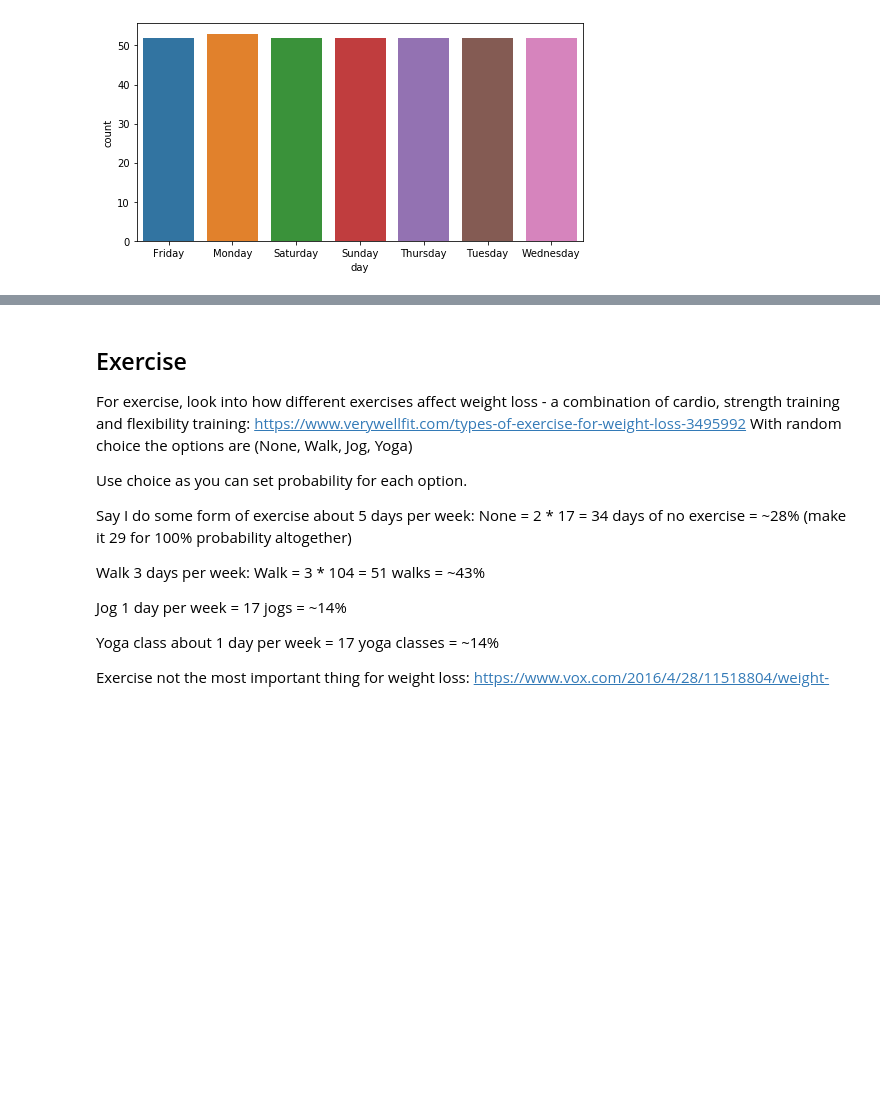
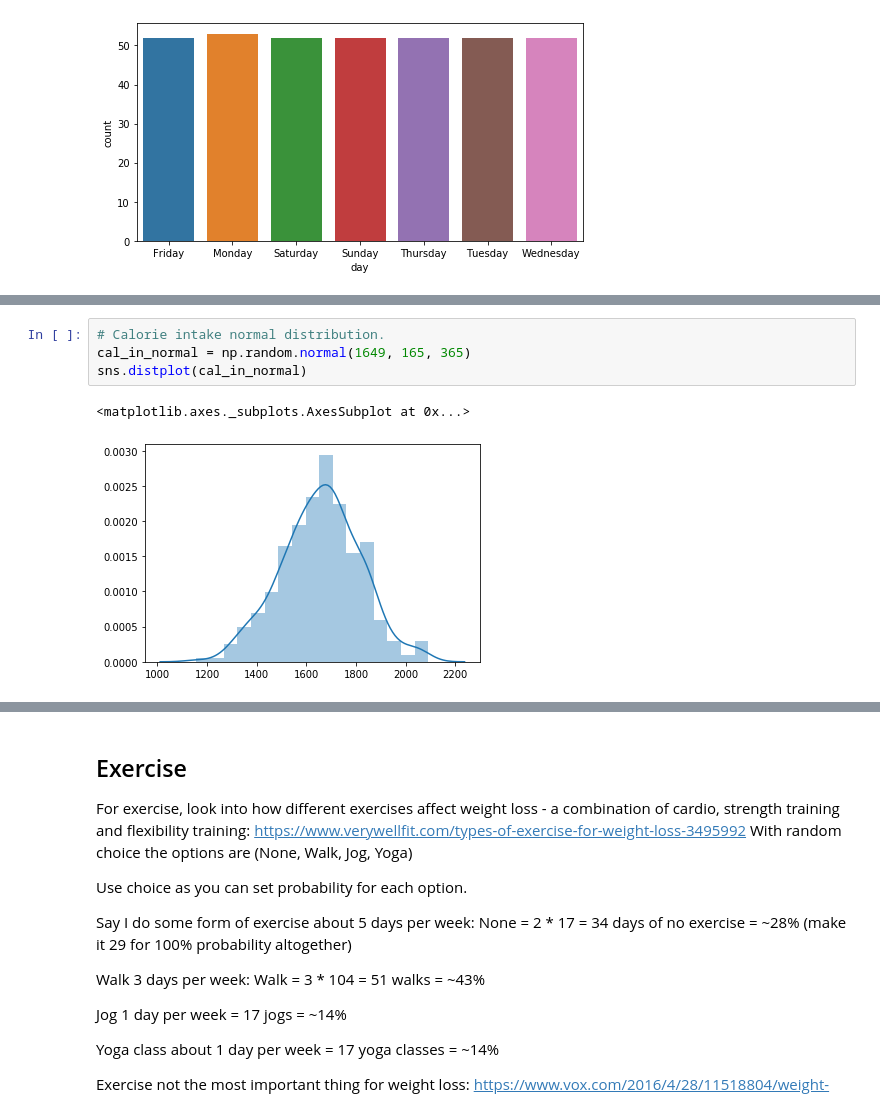
Before and after one commit to jennifer-ryan/data-set-simulation, a Jupyter notebook: Dataset Simulation.ipynb, the cells around one changed output, grey strips where cells are left out. Cells and saved outputs as stored; diff of their text form; blank space fills up the shorter version.

Commit message:
Finished calorie intake section

```diff
--- a/Dataset Simulation.ipynb
+++ b/Dataset Simulation.ipynb
@@ -263,0 +251,7 @@ second_attempt
+# %%
+# Calorie intake normal distribution.
+cal_in_normal = np.random.normal(1649, 165, 365)
+sns.distplot(cal_in_normal)
+# %% [output]
+<matplotlib.axes._subplots.AxesSubplot at 0x...>
+[figure, added]
```
Also changed, not shown: parts of 36 cells of this notebook.
